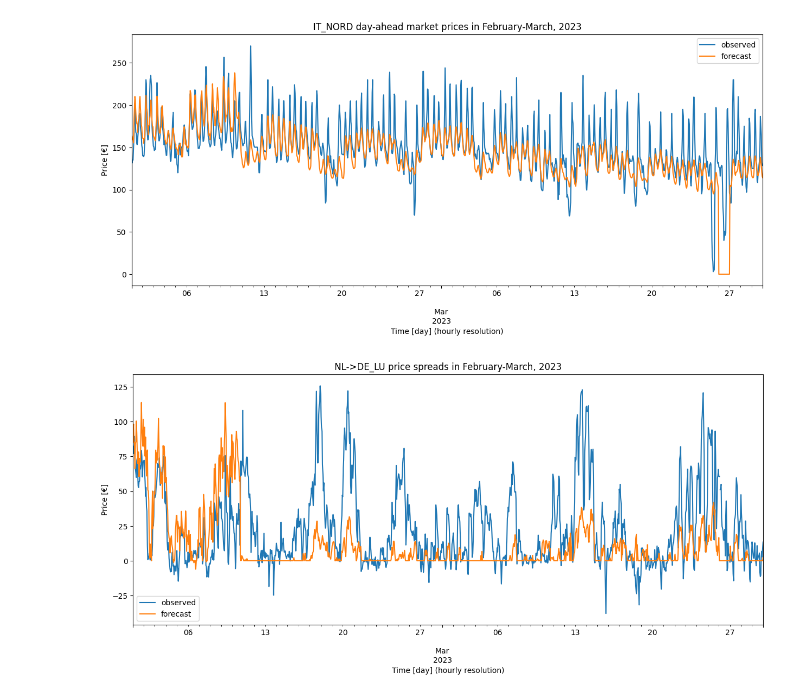
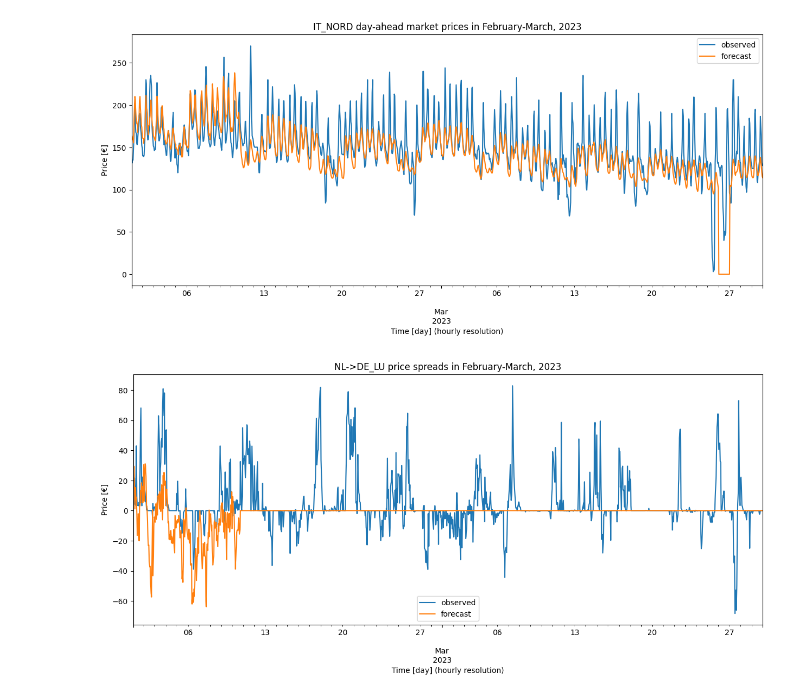
Before and after one commit to kbruninx/FBMC, a Jupyter notebook: cost_curves/Forecast Analysis EWA.ipynb, the cells around one changed output. Saved outputs shown, nothing was run; the diff lists cells and outputs as text; code cells hidden in the pictures.

```diff
--- a/cost_curves/Forecast Analysis EWA.ipynb
+++ b/cost_curves/Forecast Analysis EWA.ipynb
@@ -102,15 +102,15 @@ for zone in non_fbmc_countries:
 [figure]
 # %%
 # NL-> DE
-df_nl_be_observed = df_observed_non_fbmc['CH'] - df_observed['DE_LU']
-df_nl_be_forecast = df_forecasts[9]['CH'] - df_forecasts[9]['DE_LU']
+df_nl_be_observed = df_observed['NL'] - df_observed['DE_LU']
+df_nl_be_forecast = df_forecasts[9]['NL'] - df_forecasts[9]['DE_LU']
 plt.figure(figsize=(15,6))
 ax = df_nl_be_observed.plot()
 df_nl_be_forecast.plot(ax=ax)
 plt.title("NL->DE_LU price spreads in February-March, 2023")
 plt.ylabel('Price [€]')
 plt.xlabel('Time [day] (hourly resolution)')
 ax.legend(['observed', 'forecast'])
 plt.show()
 # %% [output]
-[figure, old version]
+[figure, new version]
```
Also changed, not shown: 12 other files.
